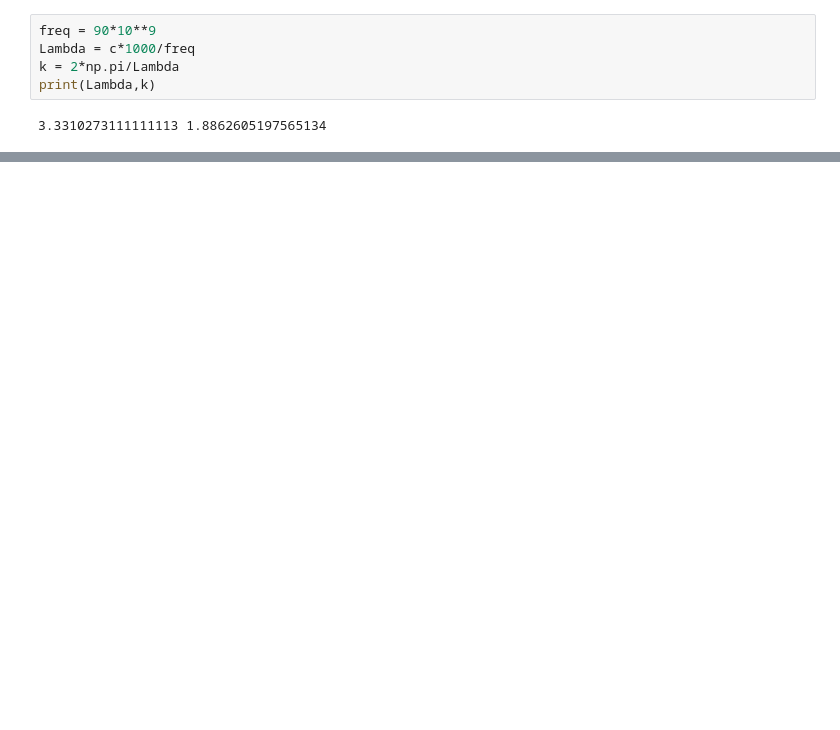
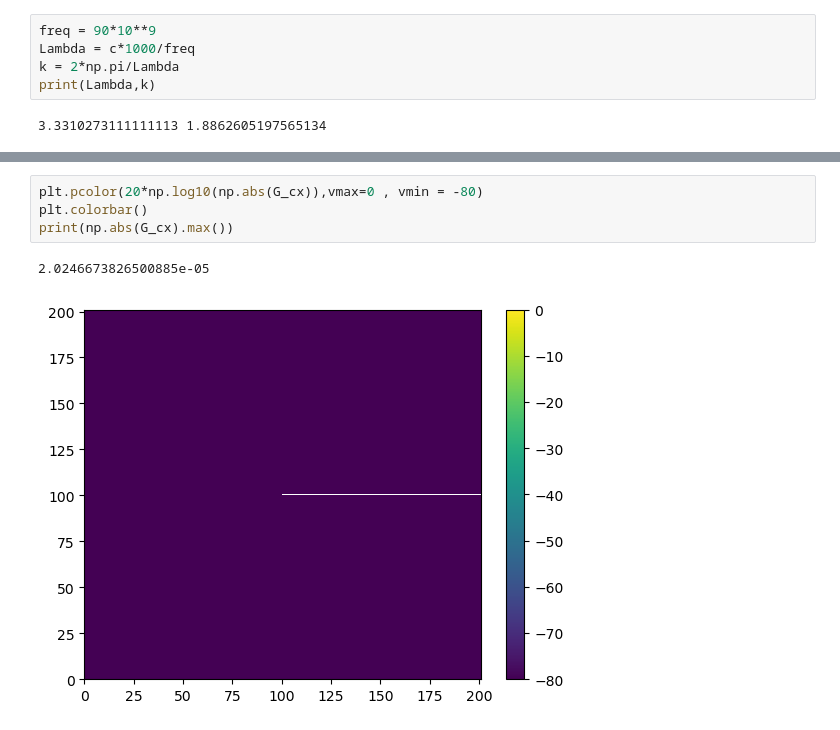
Before and after one commit to XiaodongRencologne/PO_test, a Jupyter notebook: Untitled_Gaussiantest.ipynb, the cells around one changed output, grey strips where cells are left out. Saved outputs shown, nothing was run; the diff lists cells and outputs as text; blank space fills up the shorter version.

```diff
--- a/Untitled_Gaussiantest.ipynb
+++ b/Untitled_Gaussiantest.ipynb
@@ -46,0 +64,7 @@ k = 2*np.pi/Lambda
+# %%
+plt.pcolor(20*np.log10(np.abs(G_cx)),vmax=0 , vmin = -80)
+plt.colorbar()
+print(np.abs(G_cx).max())
+# %% [output]
+2.0246673826500885e-05
+[figure, added]
```
Also changed, not shown: parts of 30 cells of this notebook, 3 other files.
